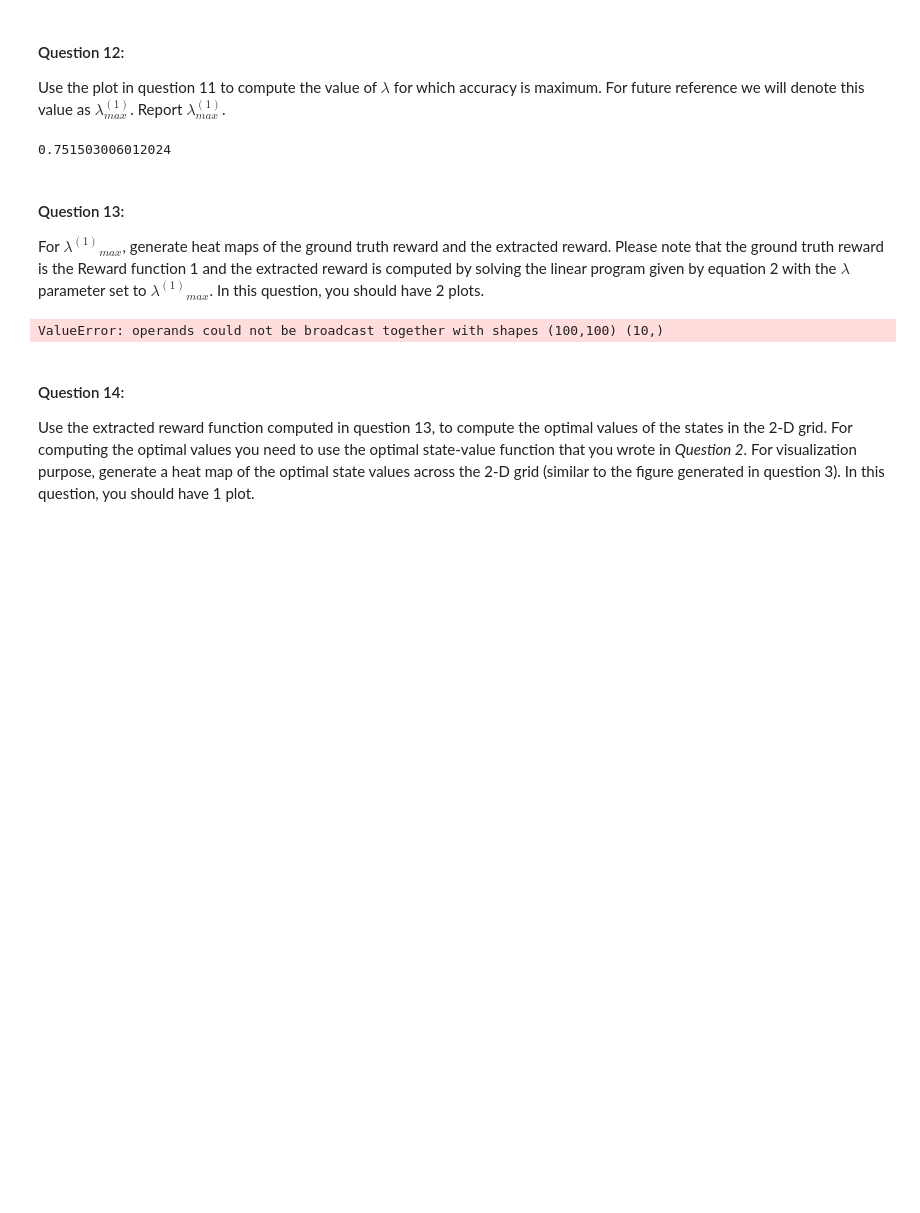
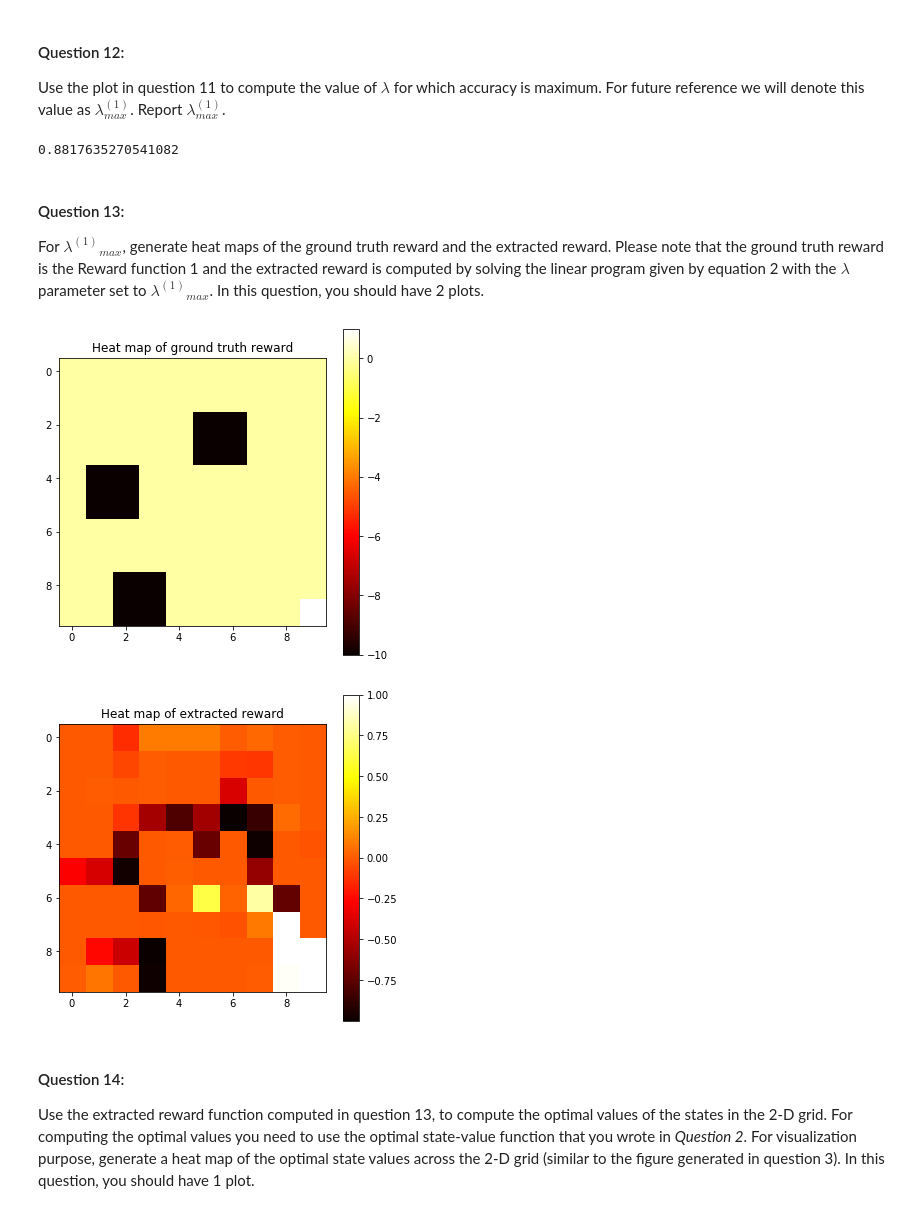
Before and after one commit to MaggieX/Large_Scale_Social_Complex_Network, a Jupyter notebook: Project3/Project3_Q1_Q24.ipynb, the cells around one changed output. Saved outputs shown, nothing was run; the diff lists cells and outputs as text; code cells hidden in the pictures; blank space fills up the shorter version.

```diff
--- a/Project3/Project3_Q1_Q24.ipynb
+++ b/Project3/Project3_Q1_Q24.ipynb
@@ -690,19 +690,20 @@ lambd = np.linspace(0, max_lambda, N_lambda)
 result1 = dict(zip(lambd, accuracies))
 lambda_max1 = max(result1, key = result1.get)
 
-print(lambda_max)
+print(lambda_max1)
 # %% [output]
-0.751503006012024
+0.8817635270541082
 # %% [markdown]
 #### Question 13:
 For $\lambda^{(1)}$$_{max}$, generate heat maps of the ground truth reward and the extracted reward. Please note that the ground truth reward is the Reward function 1 and the extracted reward is computed by solving the linear program given by equation 2 with the $\lambda$ parameter set to $\lambda^{(1)}$$_{max}$. In this question, you should have 2 plots.
 # %%
-c_extract, D_extract, b_extract = get_LP_components(expert_pi1, lambda_max1, r_max1)
+c_extract, D_extract, b_extract = get_LP_components(tm1, lambda_max1, r_max1)
 reward_extract1 = np.array(get_reward(c_extract, D_extract, b_extract)).reshape(10, 10)
 plot_heatmap(reward1, 'Heat map of ground truth reward')
 plot_heatmap(reward_extract1, 'Heat map of extracted reward')
 # %% [output]
-ValueError: operands could not be broadcast together with shapes (100,100) (10,)
+[figure, added]
+[figure, added]
 # %% [markdown]
 #### Question 14:
 Use the extracted reward function computed in question 13, to compute the optimal values of the states in the 2-D grid. For computing the optimal values you need to use the optimal state-value function that you wrote in *Question 2*. For visualization purpose, generate a heat map of the optimal state values across the 2-D grid (similar to the figure generated in
```
Also changed, not shown: parts of 1 cell of this notebook.
